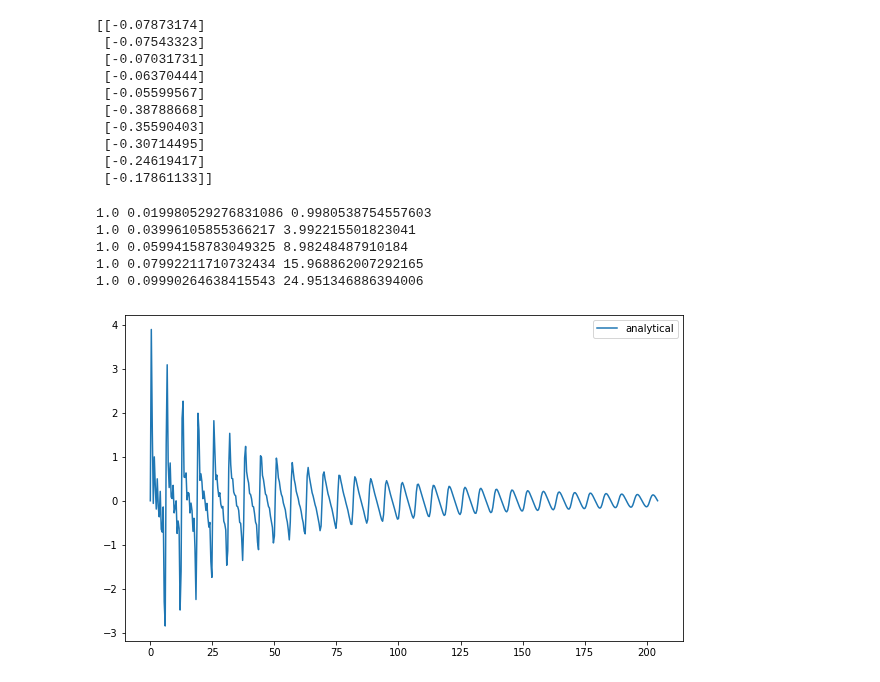
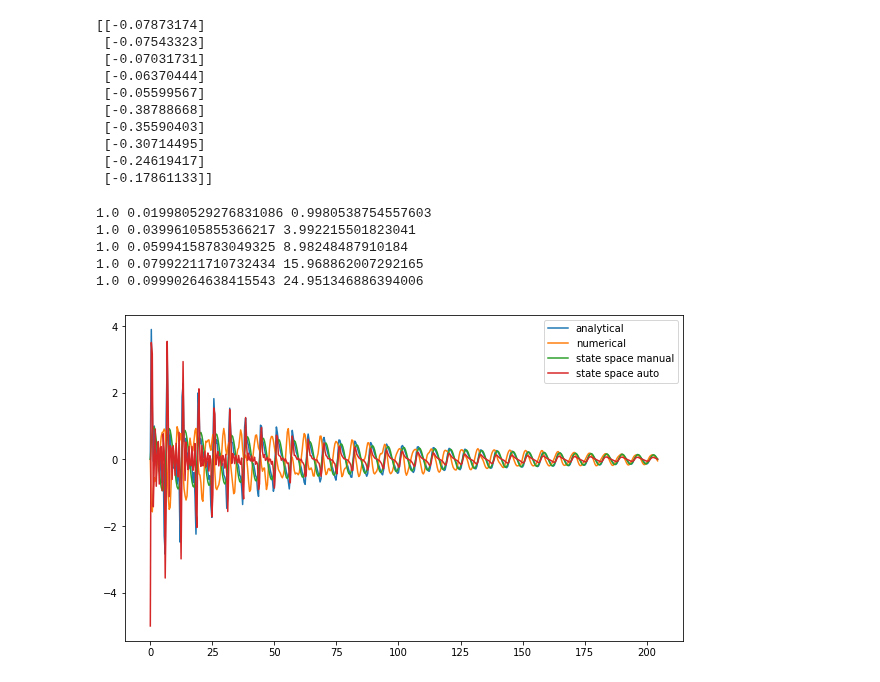
Before and after one commit to chrystalchern/mdof, a Jupyter notebook: docs/examples/impulse_response_studies.ipynb, the cells around one changed output. Drawn from its saved outputs; the diff is of its cells as text; code cells hidden in the pictures.

```diff
--- a/docs/examples/impulse_response_studies.ipynb
+++ b/docs/examples/impulse_response_studies.ipynb
@@ -209,7 +213,7 @@ fig.suptitle('Impulse Response Experiment 1: Predicted Response Comparison (ERA-
 subfigs = fig.subfigures(2,1)
 sys[exp]["ERA-DC"]["ypred"] = np.empty((p,q,nt))
 for i in range(q):
-    sys[exp]["ERA-DC"]["ypred"][:,i,:] = impulse(sys[exp]["ERA-DC"]['ss'],times,input=i)[0].T
+    sys[exp]["ERA-DC"]["ypred"][:,i,:] = impulse(sys[exp]["ERA-DC"]['ss'],times,input=i)[0].T*dt # Need to investigate why the generated impulse needs to be multiplied by dt.
     subfigs[i].suptitle(f"Impulse at input channel {i+1}", fontsize=16)
     axes = subfigs[i].subplots(p,q)
     for j in range(q):
@@ -218,7 +222,7 @@ for i in range(q):
         axes[0,j].set_ylim((-0.1,1.1))
     for j in range(p):
         axes[1,j].step(times, sys[exp]["output"][j,i], label="original")
-        axes[1,j].step(times, sys[exp]["ERA-DC"]["ypred"][j,i]*dt, "--", label="ERA-DC-predicted", linewidth=1) # Need to investigate why the generated impulse needs to be multiplied by dt.
+        axes[1,j].step(times, sys[exp]["ERA-DC"]["ypred"][j,i], "--", label="ERA-DC-predicted", linewidth=1)
         axes[1,j].set_ylabel(rf"$y_{j+1}$ (in/s$^{2}$)", fontsize=16)
         axes[1,j].set_ylim((-65,65))
         axes[1,j].set_xlabel("time (s)", fontsize=16)
@@ -290,11 +294,11 @@ sys[exp]["ERA"]['ss'] = ss(*sys[exp]["ERA"]["ABCD"],dt) # state-space object
 # Plot predicted response using the ERA-identified state space representation
 exp = "changecol"
 fig = plt.figure(figsize=(12,12), constrained_layout=True)
-fig.suptitle('Impulse Response Experiment 1: Predicted Response Comparison (ERA)', fontsize=20)
+fig.suptitle('Impulse Response Experiment 2: Predicted Response Comparison (ERA)', fontsize=20)
 subfigs = fig.subfigures(2,1)
 sys[exp]["ERA"]["ypred"] = np.empty((p,q,nt))
 for i in range(q):
-    sys[exp]["ERA"]["ypred"][:,i,:] = impulse(sys[exp]["ERA"]['ss'],times,input=i)[0].T
+    sys[exp]["ERA"]["ypred"][:,i,:] = impulse(sys[exp]["ERA"]['ss'],times,input=i)[0].T*dt # Need to investigate why the generated impulse needs to be multiplied by dt.
     subfigs[i].suptitle(f"Impulse at input channel {i+1}", fontsize=16)
     axes = subfigs[i].subplots(p,q)
     for j in range(q):
@@ -303,7 +307,7 @@ for i in range(q):
         axes[0,j].set_ylim((-0.1,1.1))
     for j in range(p):
         axes[1,j].step(times, sys[exp]["output"][j,i], label="original")
-        axes[1,j].step(times, sys[exp]["ERA"]["ypred"][j,i]*dt, "--", label="ERA-predicted", linewidth=1) # Need to investigate why the generated impulse needs to be multiplied by dt.
+        axes[1,j].step(times, sys[exp]["ERA"]["ypred"][j,i], "--", label="ERA-predicted", linewidth=1)
         axes[1,j].set_ylabel(rf"$y_{j+1}$ (in/s$^{2}$)", fontsize=16)
         axes[1,j].set_ylim((-5,5))
         axes[1,j].set_xlabel("time (s)", fontsize=16)
@@ -339,11 +343,11 @@ sys[exp]["ERA-DC"]['ss'] = ss(*sys[exp]["ERA-DC"]["ABCD"],dt)
 # Plot predicted response using the ERA-DC-identified state space representation
 exp = "changecol"
 fig = plt.figure(figsize=(12,12), constrained_layout=True)
-fig.suptitle('Impulse Response Experiment 1: Predicted Response Comparison (ERA-DC)', fontsize=20)
+fig.suptitle('Impulse Response Experiment 2: Predicted Response Comparison (ERA-DC)', fontsize=20)
 subfigs = fig.subfigures(2,1)
 sys[exp]["ERA-DC"]["ypred"] = np.empty((p,q,nt))
 for i in range(q):
-    sys[exp]["ERA-DC"]["ypred"][:,i,:] = impulse(sys[exp]["ERA-DC"]['ss'],times,input=i)[0].T
+    sys[exp]["ERA-DC"]["ypred"][:,i,:] = impulse(sys[exp]["ERA-DC"]['ss'],times,input=i)[0].T*dt # Need to investigate why the generated impulse needs to be multiplied by dt.
     subfigs[i].suptitle(f"Impulse at input channel {i+1}", fontsize=16)
     axes = subfigs[i].subplots(p,q)
     for j in range(q):
@@ -352,7 +356,7 @@ for i in range(q):
         axes[0,j].set_ylim((-0.1,1.1))
     for j in range(p):
         axes[1,j].step(times, sys[exp]["output"][j,i], label="original")
-        axes[1,j].step(times, sys[exp]["ERA-DC"]["ypred"][j,i]*dt, "--", label="ERA-DC-predicted", linewidth=1) # Need to investigate why the generated impulse needs to be multiplied by dt.
+        axes[1,j].step(times, sys[exp]["ERA-DC"]["ypred"][j,i], "--", label="ERA-DC-predicted", linewidth=1)
         axes[1,j].set_ylabel(rf"$y_{j+1}$ (in/s$^{2}$)", fontsize=16)
         axes[1,j].set_ylim((-5,5))
         axes[1,j].set_xlabel("time (s)", fontsize=16)
@@ -418,9 +422,8 @@ Mode | Frequency (Hz) | Damping Ratio (% of critical)
 
 Mean damping ratio from ERA and ERA/DC - derived state space coefficients
 # %%
-import scipy.integrate
-
-omegas = 2*np.pi*np.array([0.159, 0.318, 0.477, 0.636, 0.795]) # rad/s
+frequencies = [0.159, 0.318, 0.477, 0.636, 0.795]
+omegas = 2*np.pi*np.array(frequencies) # rad/s
 zeta = 0.01
 omegaDs = np.sqrt(1-zeta**2)*omegas
 nt = 512
@@ -457,7 +460,6 @@ print(Bd)
  [-0.24619417]
  [-0.17861133]]
 # %%
-import sdof
 t = np.arange(start=0, stop=nt*dt, step=dt)
 
 # Analytical Solution
@@ -469,35 +471,35 @@ Y_ana = np.array(y_ana).sum(axis=0)
 y_num = []
 for i in range(5):
     print(M[i,i],C[i,i],K[i,i])
     u,v,a = sdof.integrate(M[i,i],C[i,i],K[i,i], np.zeros(nt), dt, v0=-1)
     y_num.append(u)
 Y_num = np.array(y_num).sum(axis=0)
 
 # Manually form impulse response from discrete state space model
 x0 = np.array(np.hstack((np.zeros(5),1/omegas**2)))
 xs = np.zeros((10,nt))
 xs[:,0] = x0
 for j in range(1,nt):
     xs[:,j] = Ad@xs[:,j-1]
 y_ssm = xs[:5,:]
 Y_ssm = np.array(y_ssm).sum(axis=0)
 
 # Automatically form impulse response from discrete state space model using control.matlab package
 sysJuang = ss(Ad,Bd,Cd,Dd,dt)
-Y_ssa,tssa=impulse(sysJuang,t)
+Y_ssa=impulse(sysJuang,t)[0]*dt
 Y_ssa = Y_ssa.sum(axis=1)
 
 # Plot to compare
 fig, ax = plt.subplots(figsize=(10,6))
 ax.plot(t,Y_ana,label="analytical")
-# ax.plot(t,Y_num,label="numerical")
-# ax.plot(t,Y_ssm,label="state space manual")
-# ax.plot(t,Y_ssa,label="state space auto")
+ax.plot(t,Y_num,label="numerical")
+ax.plot(t,Y_ssm,label="state space manual")
+ax.plot(t,Y_ssa,label="state space auto")
 ax.legend();
 # %% [output]
 1.0 0.019980529276831086 0.9980538754557603
 1.0 0.03996105855366217 3.992215501823041
 1.0 0.05994158783049325 8.98248487910184
 1.0 0.07992211710732434 15.968862007292165
 1.0 0.09990264638415543 24.951346886394006
-[figure, old version]
+[figure, new version]
```
Also changed, not shown: parts of 12 cells of this notebook, 1 other file.
